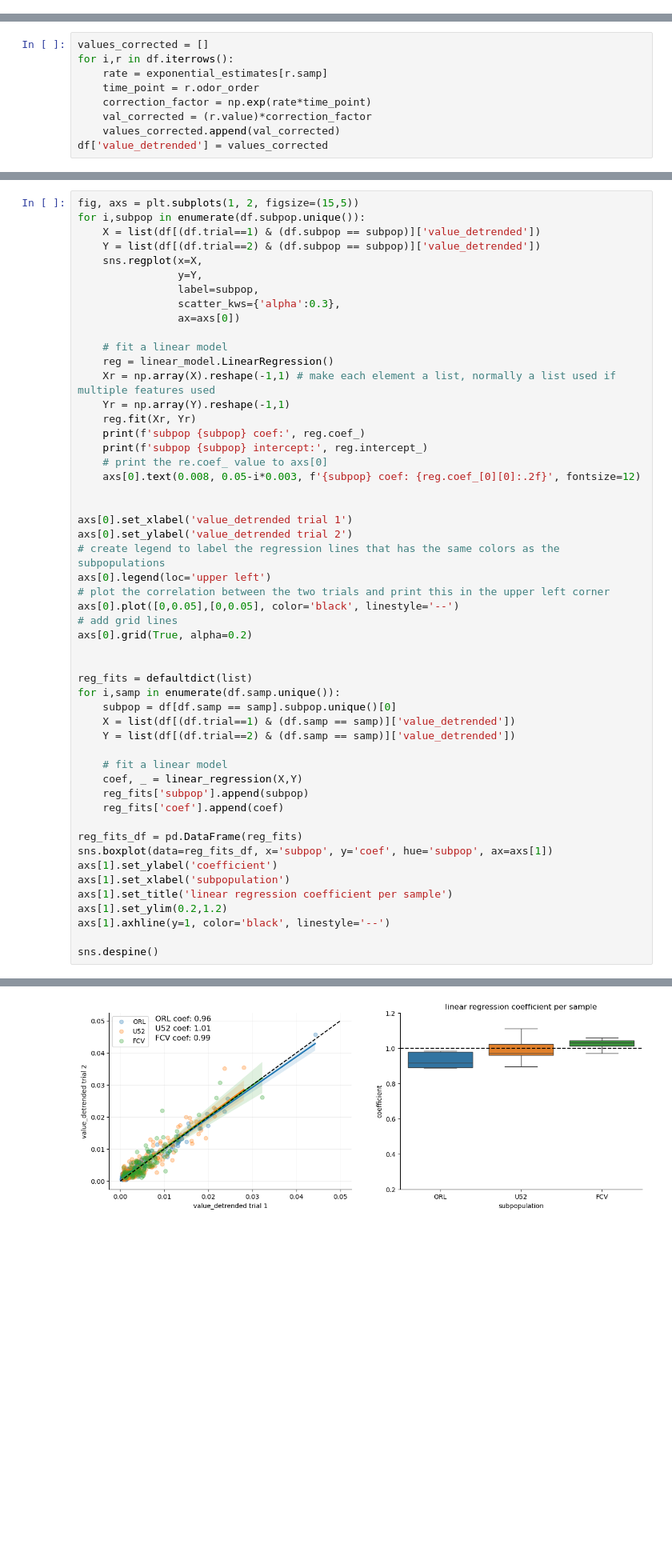
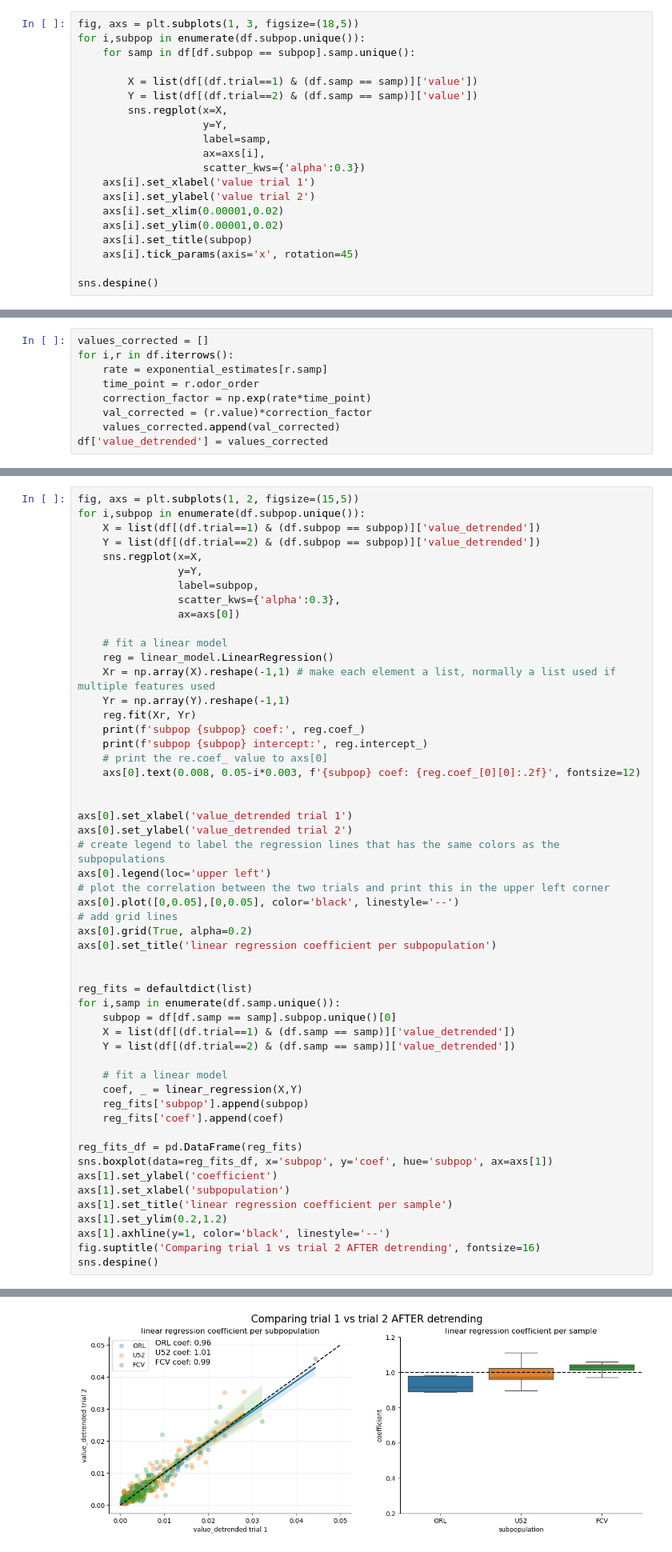
Before and after one commit to brian-arnold/whole_AL_segmentation, a Jupyter notebook: 02_detrend_data.ipynb, the cells around one changed output, grey strips where cells are left out. Shown: that part at 80% size. Cells and saved outputs as stored; diff of their text form; blank space fills up the shorter version.

```diff
--- a/02_detrend_data.ipynb
+++ b/02_detrend_data.ipynb
@@ -137,0 +146,20 @@ subpop FCV intercept: 0.00019970107787778673
+# %%
+fig, axs = plt.subplots(1, 3, figsize=(18,5))
+for i,subpop in enumerate(df.subpop.unique()):
+    for samp in df[df.subpop == subpop].samp.unique():
+
+        X = list(df[(df.trial==1) & (df.samp == samp)]['value'])
+        Y = list(df[(df.trial==2) & (df.samp == samp)]['value'])
+        sns.regplot(x=X,
+                    y=Y,
+                    label=samp,
+                    ax=axs[i],
+                    scatter_kws={'alpha':0.3})
+    axs[i].set_xlabel('value trial 1')
+    axs[i].set_ylabel('value trial 2')
+    axs[i].set_xlim(0.00001,0.02)
+    axs[i].set_ylim(0.00001,0.02)
+    axs[i].set_title(subpop)
+    axs[i].tick_params(axis='x', rotation=45)
+
+sns.despine()
@@ -282,33 +321,34 @@ axs[0].legend(loc='upper left')
 axs[0].plot([0,0.05],[0,0.05], color='black', linestyle='--')
 # add grid lines
 axs[0].grid(True, alpha=0.2)
+axs[0].set_title('linear regression coefficient per subpopulation')
 
 
 reg_fits = defaultdict(list)
 for i,samp in enumerate(df.samp.unique()):
     subpop = df[df.samp == samp].subpop.unique()[0]
     X = list(df[(df.trial==1) & (df.samp == samp)]['value_detrended'])
     Y = list(df[(df.trial==2) & (df.samp == samp)]['value_detrended'])
 
     # fit a linear model
     coef, _ = linear_regression(X,Y)
     reg_fits['subpop'].append(subpop)
     reg_fits['coef'].append(coef)
 
 reg_fits_df = pd.DataFrame(reg_fits)
 sns.boxplot(data=reg_fits_df, x='subpop', y='coef', hue='subpop', ax=axs[1])
 axs[1].set_ylabel('coefficient')
 axs[1].set_xlabel('subpopulation')
 axs[1].set_title('linear regression coefficient per sample')
 axs[1].set_ylim(0.2,1.2)
 axs[1].axhline(y=1, color='black', linestyle='--')
-
+fig.suptitle('Comparing trial 1 vs trial 2 AFTER detrending', fontsize=16)
 sns.despine()
 # %% [output]
 subpop ORL coef: [[0.95742029]]
 subpop ORL intercept: [0.00048981]
 subpop U52 coef: [[1.01111697]]
 subpop U52 intercept: [0.0001465]
 subpop FCV coef: [[0.9875776]]
 subpop FCV intercept: [0.00029553]
-[figure, old version]
+[figure, new version]
```
Also changed, not shown: parts of 7 cells of this notebook.
